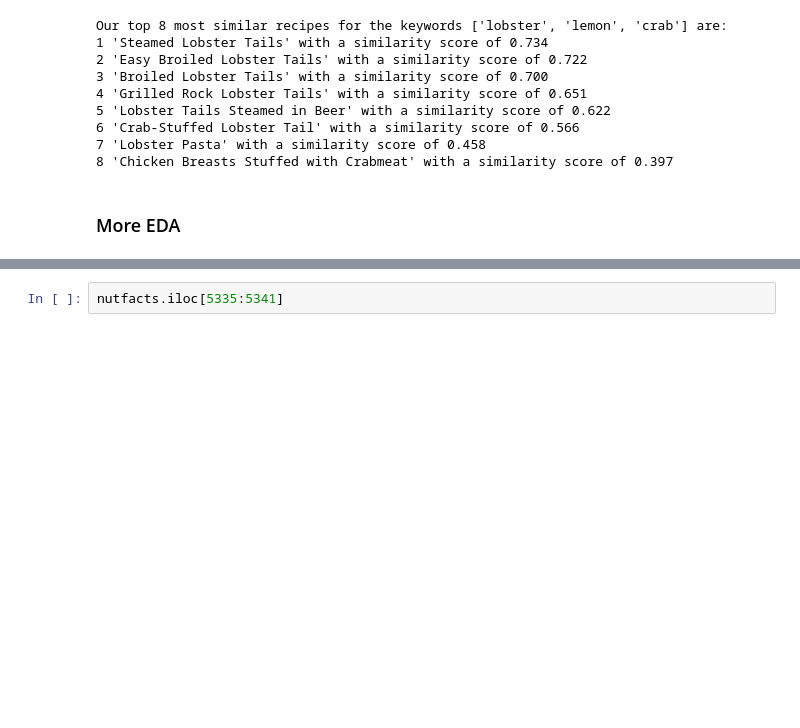
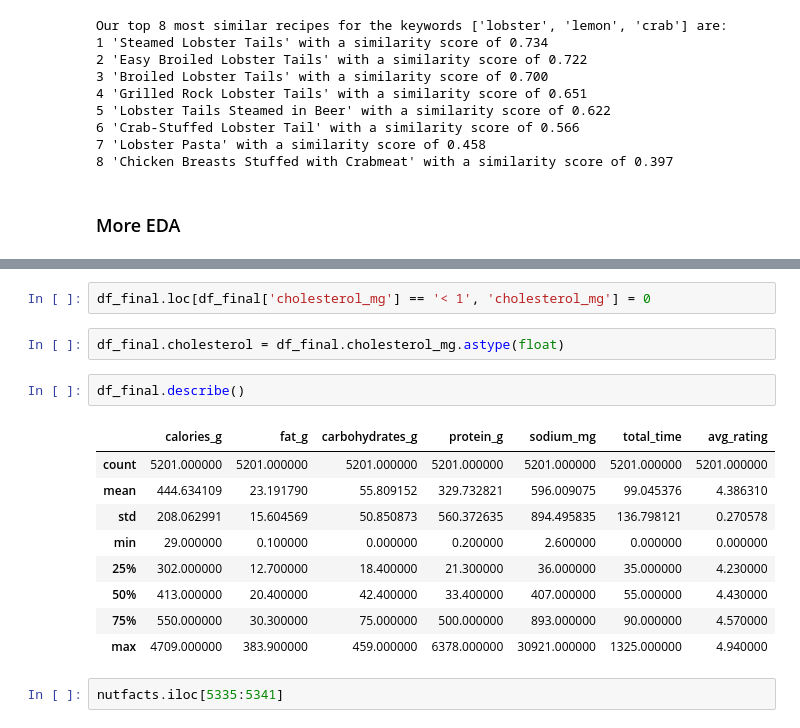
Before and after one commit to stephkendall/Recipe_Recs, a Jupyter notebook: Working Recommendations.ipynb, the cells around one changed output, grey strips where cells are left out. Saved outputs shown, nothing was run; the diff lists cells and outputs as text; blank space fills up the shorter version.

```diff
--- a/Working Recommendations.ipynb
+++ b/Working Recommendations.ipynb
@@ -333,3 +362,19 @@ no_outlie = nutfacts.loc[nutfacts['calories_g'] < 2000]
+# %%
+df_final.loc[df_final['cholesterol_mg'] == '< 1', 'cholesterol_mg'] = 0
+# %%
+df_final.cholesterol = df_final.cholesterol_mg.astype(float)
+# %%
+df_final.describe()
+# %% [output]
+|  | calories_g | fat_g | carbohydrates_g | protein_g | sodium_mg | total_time | avg_rating |
+| count | 5201.000000 | 5201.000000 | 5201.000000 | 5201.000000 | 5201.000000 | 5201.000000 | 5201.000000 |
+| mean | 444.634109 | 23.191790 | 55.809152 | 329.732821 | 596.009075 | 99.045376 | 4.386310 |
+| std | 208.062991 | 15.604569 | 50.850873 | 560.372635 | 894.495835 | 136.798121 | 0.270578 |
+| min | 29.000000 | 0.100000 | 0.000000 | 0.200000 | 2.600000 | 0.000000 | 0.000000 |
+| 25% | 302.000000 | 12.700000 | 18.400000 | 21.300000 | 36.000000 | 35.000000 | 4.230000 |
+| 50% | 413.000000 | 20.400000 | 42.400000 | 33.400000 | 407.000000 | 55.000000 | 4.430000 |
+| 75% | 550.000000 | 30.300000 | 75.000000 | 500.000000 | 893.000000 | 90.000000 | 4.570000 |
+| max | 4709.000000 | 383.900000 | 459.000000 | 6378.000000 | 30921.000000 | 1325.000000 | 4.940000 |
 # %%
 nutfacts.iloc[5335:5341]
 # %% [output]
```
Also changed, not shown: parts of 26 cells of this notebook, 2 other files.
